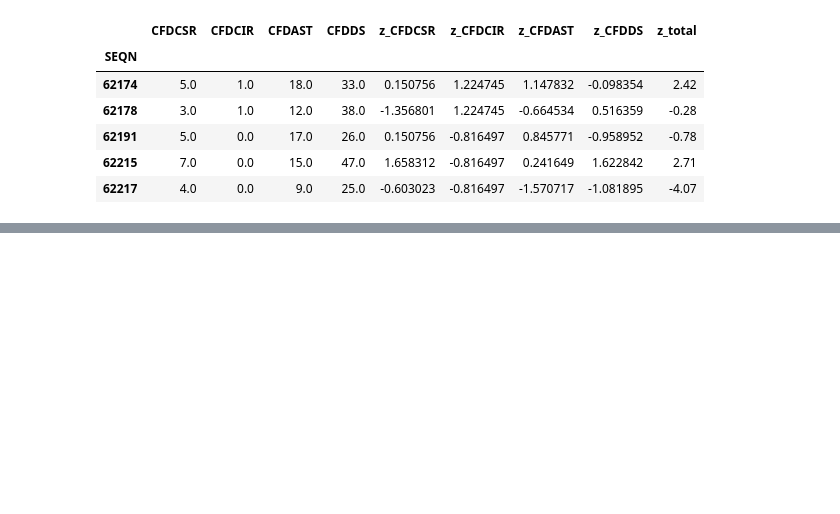
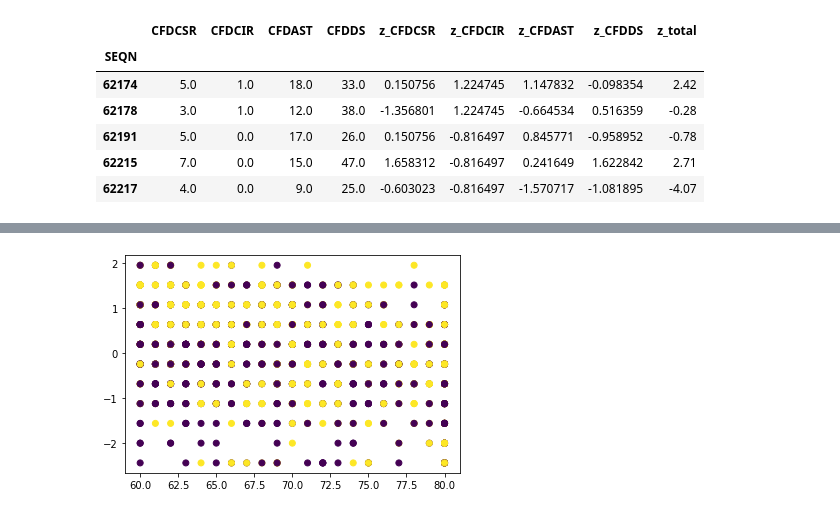
Before and after one commit to uflcod/nhanes-analysis, a Jupyter notebook: nhanes/2011_2012/scripts/cognitive_exploration.ipynb, the cells around one changed output, grey strips where cells are left out. Cells and saved outputs as stored; diff of their text form; code cells hidden in the pictures; blank space fills up the shorter version.

```diff
--- a/nhanes/2011_2012/scripts/cognitive_exploration.ipynb
+++ b/nhanes/2011_2012/scripts/cognitive_exploration.ipynb
@@ -157,0 +186,6 @@ plt.show()
+# %%
+# CFDCSR - CERAD: Score Delayed Recall
+plt.scatter(x=merged_df.RIDAGEYR, y=merged_df.z_CFDCSR, c=merged_df.RIAGENDR)
+plt.show()
+# %% [output]
+[figure, added]
```
Also changed, not shown: parts of 7 cells of this notebook.
